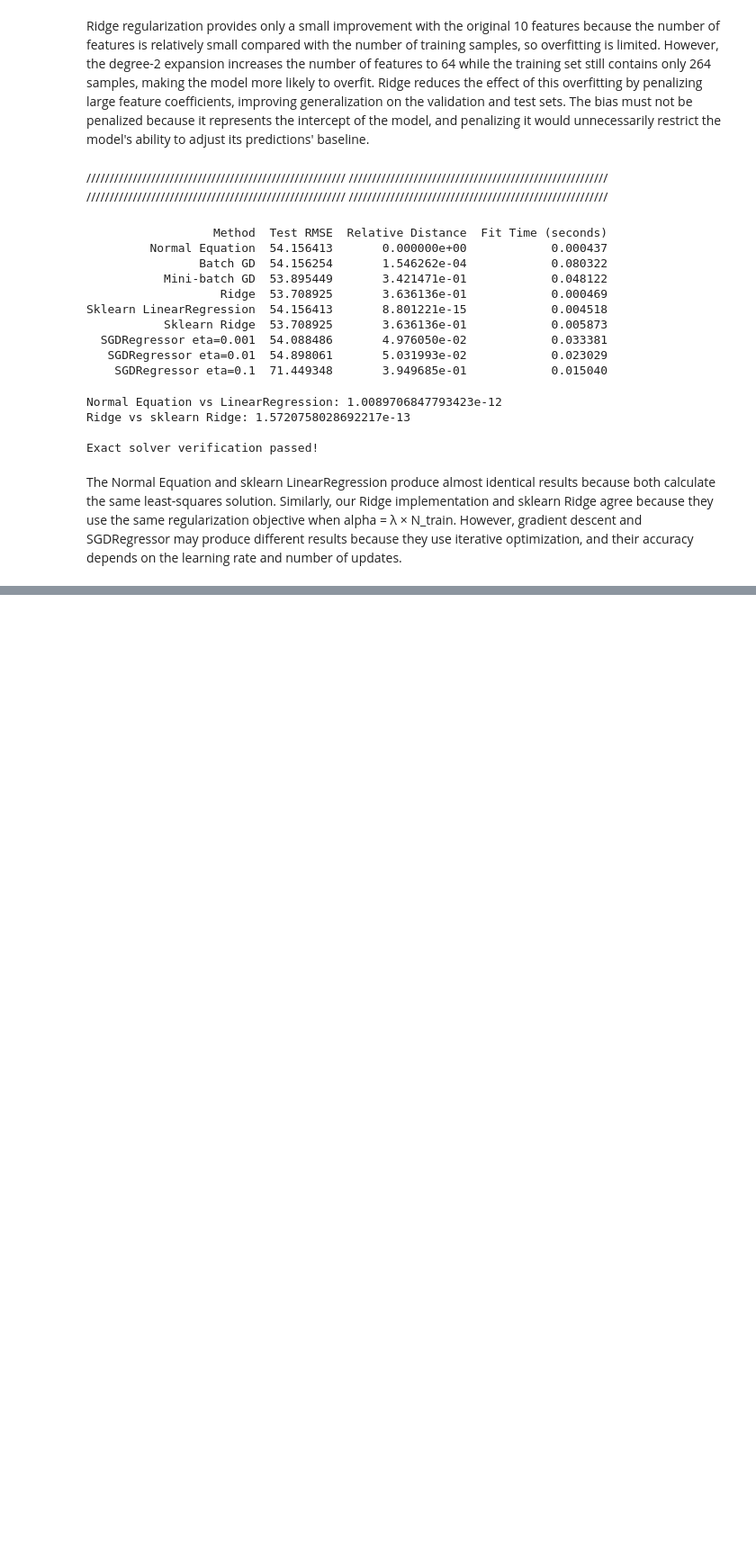
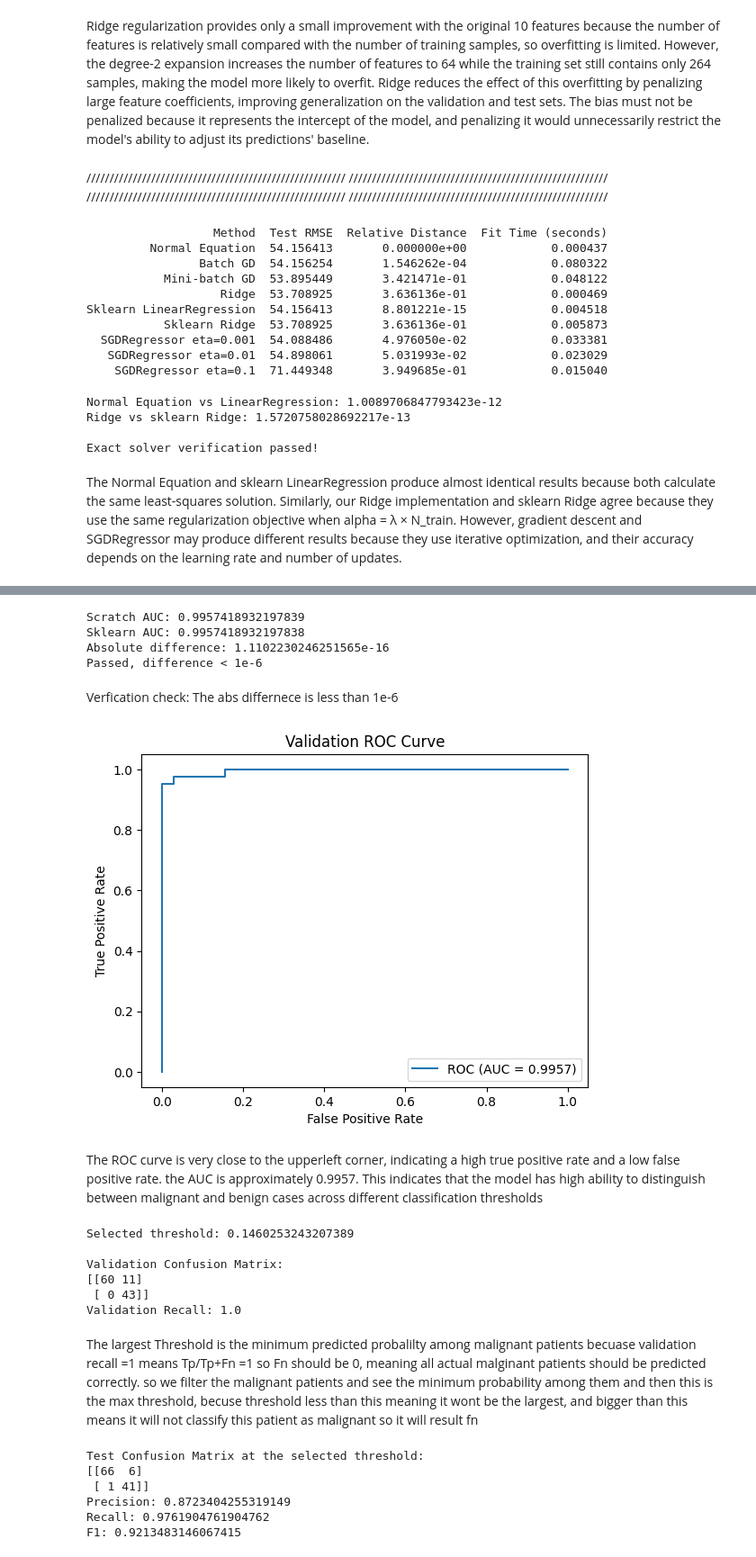
Before and after one commit to asmaa580/Linear-Models-and-Support-Vector-Machines, a Jupyter notebook: notebbok1.ipynb, the cells around one changed output, grey strips where cells are left out. Shown at 90% size. Cells and saved outputs as stored; diff of their text form; code cells hidden in the pictures; blank space fills up the shorter version.

```diff
--- a/notebbok1.ipynb
+++ b/notebbok1.ipynb
@@ -1627,0 +2055,8 @@ The Normal Equation and sklearn LinearRegression produce almost identical result
+# %%
+lam=0.01
+epochs=100000
+eta=0.5
+w=np.zeros(X_tr_bias.shape[1])
+for epoch in range(epochs):
+    gradient=compute_gradient( X_tr_bias,y_tr,w,lam)
+    w=w-eta*gradient
@@ -1627,0 +2262,69 @@ The Normal Equation and sklearn LinearRegression produce almost identical result
+# %%
+fpr,tpr=roc_curve_scratch(y_va, val_probs)
+from sklearn.metrics import roc_auc_score
+auc=np.trapezoid(tpr,fpr)
+print("Scratch AUC:",auc)
+sklearnauc=roc_auc_score(y_va, val_probs)
+print("Sklearn AUC:", sklearnauc)
+difference = abs(auc - sklearnauc)
+print("Absolute difference:", difference)
+if difference<1e-6:
+    print("Passed, difference < 1e-6")
+else:
+    print("Failed, difference >= 1e-6")
+# %% [output]
+Scratch AUC: 0.9957418932197839
+Sklearn AUC: 0.9957418932197838
+Absolute difference: 1.1102230246251565e-16
+Passed, difference < 1e-6
+# %% [markdown]
+Verfication check: The abs differnece is less than 1e-6
+# %%
+plt.plot(fpr, tpr, label=f"ROC (AUC = {auc:.4f})")
+plt.xlabel("False Positive Rate")
+plt.ylabel("True Positive Rate")
+plt.title("Validation ROC Curve")
+plt.legend()
+plt.show()
+# %% [output]
+[figure, added]
+# %% [markdown]
+The ROC curve is very close to the upperleft corner, indicating a high true positive rate and a low false positive rate. the AUC is approximately 0.9957. This indicates that the model has high ability to distinguish between malignant and benign cases across different classification thresholds
+# %%
+malprob=val_probs[y_va==1]
+largestthrshld=np.min(malprob)
+print("Selected threshold:",largestthrshld)
+
+valpredth=(val_probs>=largestthrshld).astype(int)
+valcmth=confusion_matrix(y_va, valpredth, 2)
+valmetricsth=classification_metrics(valcmth)
+print("\nValidation Confusion Matrix:")
+print(valcmth)
+print("Validation Recall:", valmetricsth["recall"][1])
+# %% [output]
+Selected threshold: 0.1460253243207389
+
+Validation Confusion Matrix:
+[[60 11]
+ [ 0 43]]
+Validation Recall: 1.0
+# %% [markdown]
+The largest Threshold is the minimum predicted probalilty among malignant patients becuase validation recall =1 means Tp/Tp+Fn =1 so Fn should be 0, meaning all actual malginant patients should be predicted correctly. so we filter the malignant patients and see the minimum probability among them and then this is the max threshold, becuse threshold less than this meaning it wont be the largest, and bigger than this means it will not classify this patient as malignant so it will result fn
+# %%
+# Apply the selected threshold to the test set
+testpredth=(test_probs>=largestthrshld).astype(int)
+
+cmth=confusion_matrix(y_te,testpredth,2)
+metricsth=classification_metrics(cmth)
+print("\nTest Confusion Matrix at the selected threshold:")
+print(cmth)
+print("Precision:",metricsth["precision"][1])
+print("Recall:",metricsth["recall"][1])
+print("F1:",metricsth["f1"][1])
+# %% [output]
+Test Confusion Matrix at the selected threshold:
+[[66  6]
+ [ 1 41]]
+Precision: 0.8723404255319149
+Recall: 0.9761904761904762
+F1: 0.9213483146067415
```
Also changed, not shown: parts of 95 cells of this notebook.
